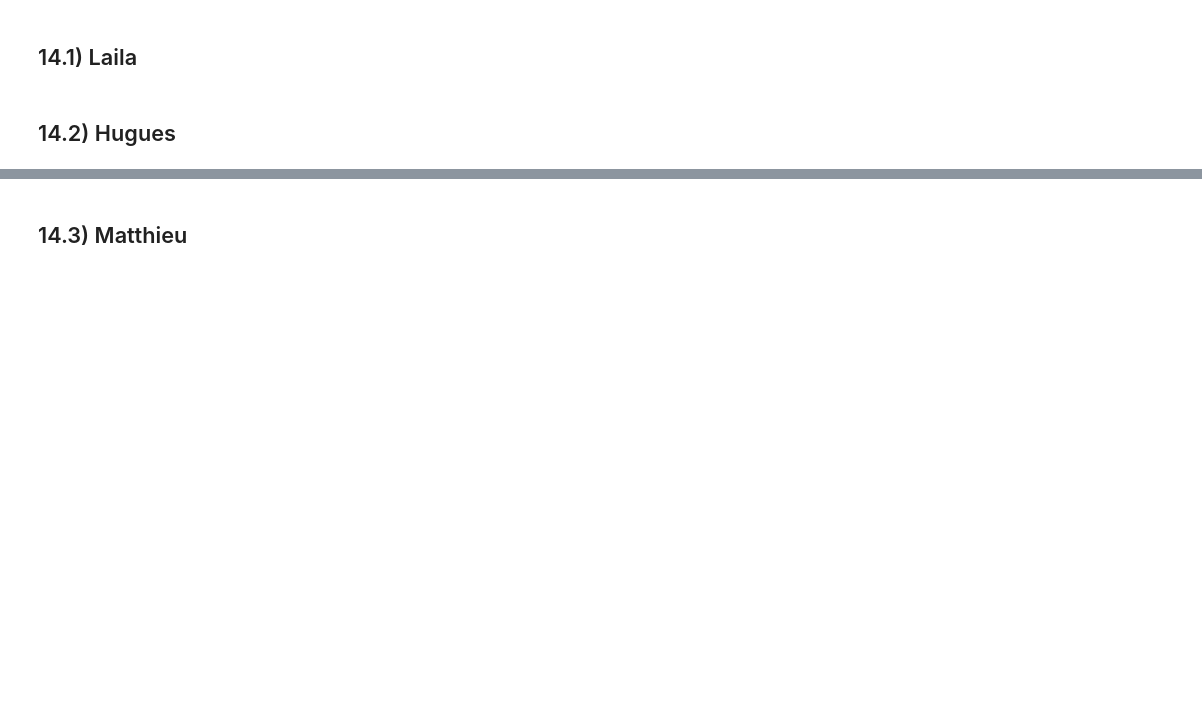
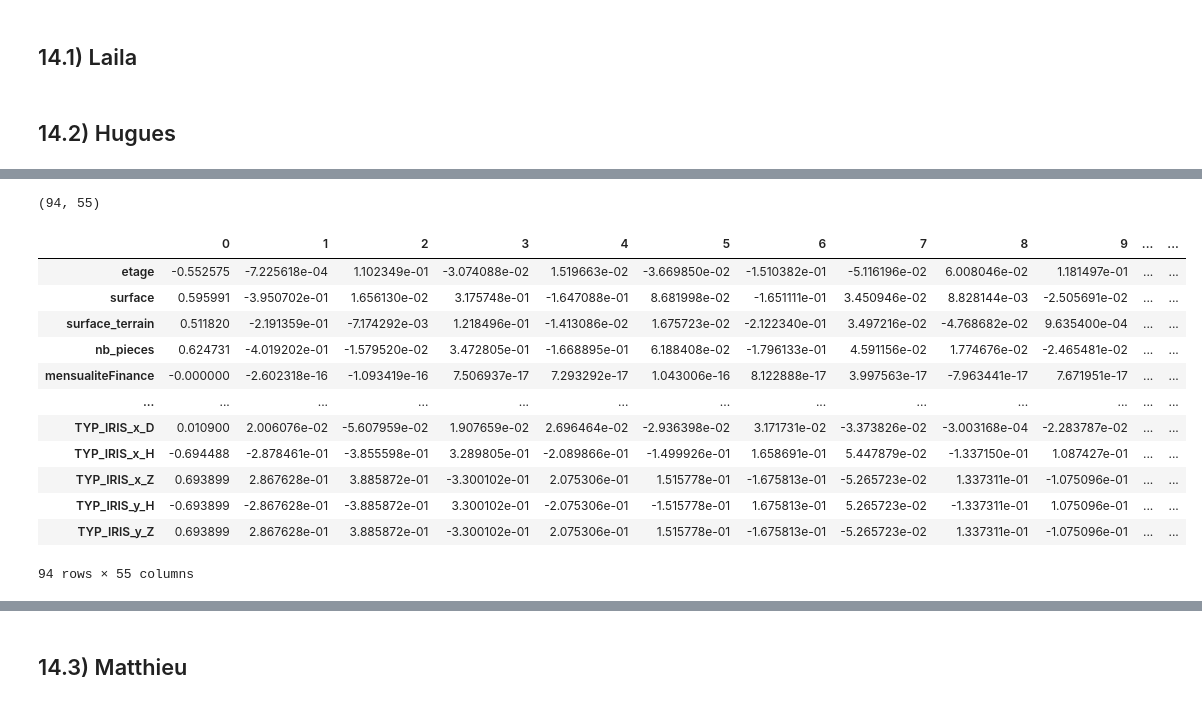
Before and after one commit to Hugues360/Projet_DS2025, a Jupyter notebook: Etape_3_Selection_Variables_Matthieu.ipynb, the cells around one changed output, grey strips where cells are left out. Cells and saved outputs as stored; diff of their text form; code cells hidden in the pictures; blank space fills up the shorter version.

```diff
--- a/Etape_3_Selection_Variables_Matthieu.ipynb
+++ b/Etape_3_Selection_Variables_Matthieu.ipynb
@@ -476,0 +532,24 @@ y_test = pd.read_csv('y_test.csv')
+# %%
+feature_contribution = pca.components_.T* np.sqrt(pca.explained_variance_)
+# %%
+feature_contribution.shape
+# %% [output]
+(94, 55)
+# %%
+df_feature_contribution = pd.DataFrame(data=feature_contribution, index = X_train.columns)
+# %%
+df_feature_contribution
+# %% [output]
+|  | 0 | 1 | 2 | 3 | 4 | 5 | 6 | 7 | 8 | 9 | ... | ... |
+| etage | -0.552575 | -7.225618e-04 | 1.102349e-01 | -3.074088e-02 | 1.519663e-02 | -3.669850e-02 | -1.510382e-01 | -5.116196e-02 | 6.008046e-02 | 1.181497e-01 | ... | ... |
+| surface | 0.595991 | -3.950702e-01 | 1.656130e-02 | 3.175748e-01 | -1.647088e-01 | 8.681998e-02 | -1.651111e-01 | 3.450946e-02 | 8.828144e-03 | -2.505691e-02 | ... | ... |
+| surface_terrain | 0.511820 | -2.191359e-01 | -7.174292e-03 | 1.218496e-01 | -1.413086e-02 | 1.675723e-02 | -2.122340e-01 | 3.497216e-02 | -4.768682e-02 | 9.635400e-04 | ... | ... |
+| nb_pieces | 0.624731 | -4.019202e-01 | -1.579520e-02 | 3.472805e-01 | -1.668895e-01 | 6.188408e-02 | -1.796133e-01 | 4.591156e-02 | 1.774676e-02 | -2.465481e-02 | ... | ... |
+| mensualiteFinance | -0.000000 | -2.602318e-16 | -1.093419e-16 | 7.506937e-17 | 7.293292e-17 | 1.043006e-16 | 8.122888e-17 | 3.997563e-17 | -7.963441e-17 | 7.671951e-17 | ... | ... |
+| ... | ... | ... | ... | ... | ... | ... | ... | ... | ... | ... | ... | ... |
+| TYP_IRIS_x_D | 0.010900 | 2.006076e-02 | -5.607959e-02 | 1.907659e-02 | 2.696464e-02 | -2.936398e-02 | 3.171731e-02 | -3.373826e-02 | -3.003168e-04 | -2.283787e-02 | ... | ... |
+| TYP_IRIS_x_H | -0.694488 | -2.878461e-01 | -3.855598e-01 | 3.289805e-01 | -2.089866e-01 | -1.499926e-01 | 1.658691e-01 | 5.447879e-02 | -1.337150e-01 | 1.087427e-01 | ... | ... |
+| TYP_IRIS_x_Z | 0.693899 | 2.867628e-01 | 3.885872e-01 | -3.300102e-01 | 2.075306e-01 | 1.515778e-01 | -1.675813e-01 | -5.265723e-02 | 1.337311e-01 | -1.075096e-01 | ... | ... |
+| TYP_IRIS_y_H | -0.693899 | -2.867628e-01 | -3.885872e-01 | 3.300102e-01 | -2.075306e-01 | -1.515778e-01 | 1.675813e-01 | 5.265723e-02 | -1.337311e-01 | 1.075096e-01 | ... | ... |
+| TYP_IRIS_y_Z | 0.693899 | 2.867628e-01 | 3.885872e-01 | -3.300102e-01 | 2.075306e-01 | 1.515778e-01 | -1.675813e-01 | -5.265723e-02 | 1.337311e-01 | -1.075096e-01 | ... | ... |
+94 rows × 55 columns
```
Also changed, not shown: parts of 33 cells of this notebook.
